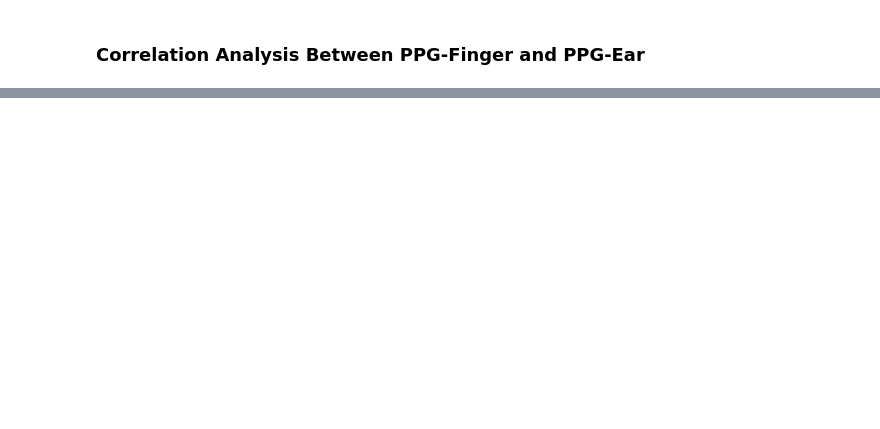
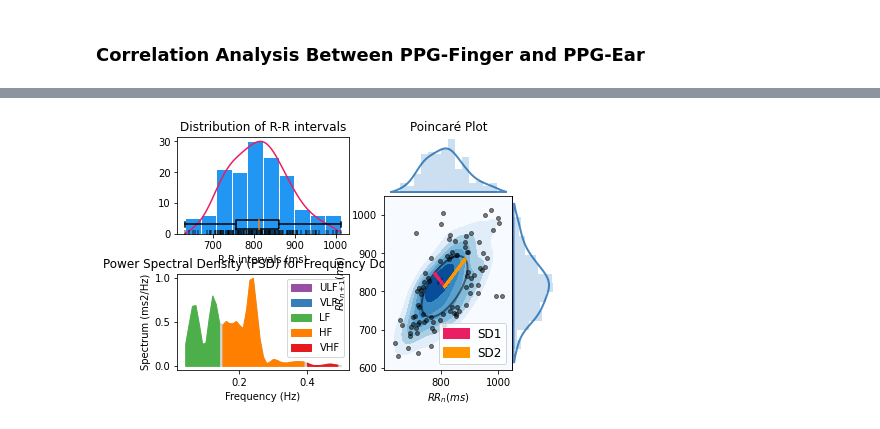
Before and after one commit to PhysiologicAILab/PhysioKit, a Jupyter notebook: phys_analysis_ppg.ipynb, the cells around one changed output, grey strips where cells are left out. Saved outputs shown, nothing was run; the diff lists cells and outputs as text; code cells hidden in the pictures; blank space fills up the shorter version.

```diff
--- a/phys_analysis_ppg.ipynb
+++ b/phys_analysis_ppg.ipynb
@@ -142,0 +153,4 @@ Computed Pearson r: 0.9905126165979803 and p-value: 0.0
+# %%
+hrv_indices2 = nk.hrv(info2['PPG_Peaks'], sampling_rate=250, show=True)
+# %% [output]
+[figure, added]
```
Also changed, not shown: parts of 9 cells of this notebook.
